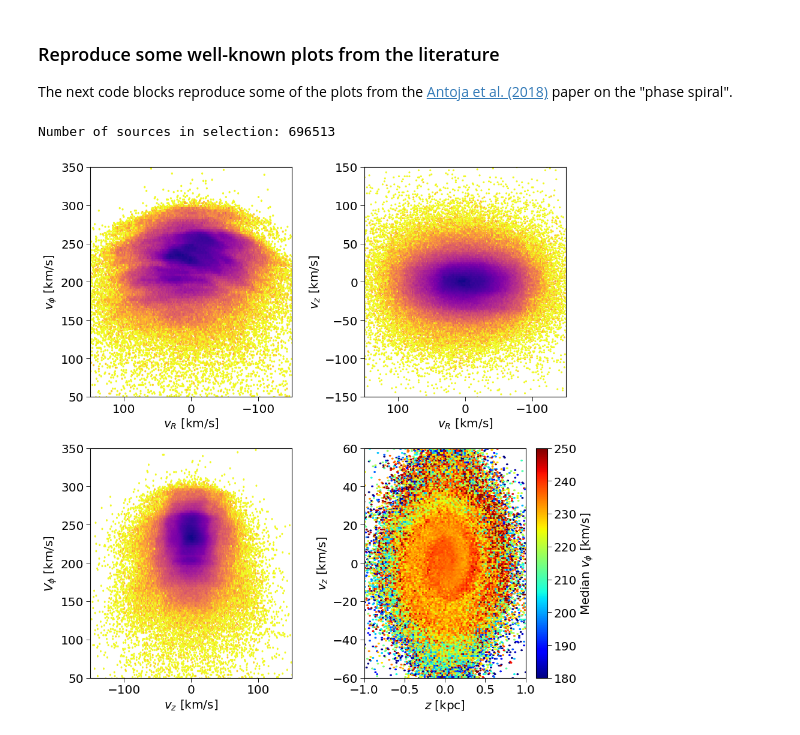
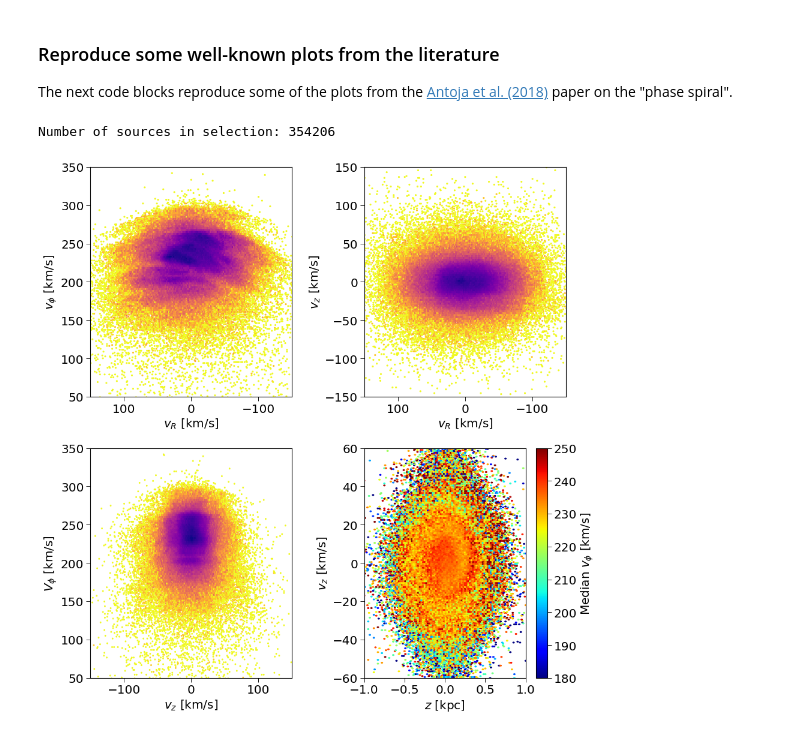
Before and after one commit to agabrown/gaiadr2-6dgold-example, a Jupyter notebook: Build6DGoldSample.ipynb, the cells around one changed output. Saved outputs shown, nothing was run; the diff lists cells and outputs as text; code cells hidden in the pictures.

Commit message:
notebook updated, started coding command line versions

```diff
--- a/Build6DGoldSample.ipynb
+++ b/Build6DGoldSample.ipynb
@@ -332,30 +332,26 @@ Vsun = 12.24*u.km/u.s
 Wsun = 7.25*u.km/u.s
 
 sun_motion = CartesianDifferential(Usun, vc+Vsun, Wsun)
-gal_coords = icrs_coords.transform_to(Galactocentric(galcen_distance=Rsun, galcen_v_sun=sun_motion))
+gal_coords = icrs_coords.transform_to(Galactocentric(galcen_distance=Rsun, z_sun=zsun, galcen_v_sun=sun_motion))
 
 # Transform to Galactocentric cylindrical
+gal_coords.set_representation_cls(base='cylindrical')
 
-R = np.sqrt(gal_coords.x**2 + gal_coords.y**2)
+R = gal_coords.rho
+phi = gal_coords.phi.to(u.deg)
 z = gal_coords.z
-phi = np.arctan2(gal_coords.y, gal_coords.x)
-phi = np.where(phi<0, phi+2*np.pi*u.rad, phi)
-vz = gal_coords.v_z
-vR = gal_coords.v_x*np.cos(phi) + gal_coords.v_y*np.sin(phi)
-vphi = gal_coords.v_x*np.sin(phi) - gal_coords.v_y*np.cos(phi)
-
+vR = gal_coords.d_rho.to(u.km/u.s)
 # In the literature vphi is calculated for a left-handed coordinate system!
-# For a right-handed one the commented line would be the correct one, leading
-# to negative values of vphi which is correct as in a right handed system the
-# sense of Galactic rotation corresponds to negative angular momentum.
-#vphi = -gal_coords.v_x*np.sin(phi) +gal_coords.v_y*np.cos(phi)
+# This is to have for convenience postive values of vphi at the position of the sun.
+vphi = -(gal_coords.d_phi.to(u.rad/u.yr)/u.rad * gal_coords.rho).to(u.km/u.s)
+vz = gal_coords.d_z.to(u.km/u.s)
 # %% [markdown]
 ### Reproduce some well-known plots from the literature
 
 The next code blocks reproduce some of the plots from the [Antoja et al. (2018)](https://ui.adsabs.harvard.edu/#abs/2018Natur.561..360A/abstract) paper on the "phase spiral".
 # %%
-antoja = (R>=Rsun-100*u.pc) & (R<=Rsun+100*u.pc) & clean_poskin & (phi>170/180*np.pi) \
-    & (phi<190/180*np.pi)
+antoja = (R>=Rsun-100*u.pc) & (R<=Rsun+100*u.pc) & clean_poskin & (phi>170*u.deg) \
+    & (phi<190*u.deg)
 
 print("Number of sources in selection: {0}".format(vR[antoja].size))
 
@@ -370,33 +366,33 @@ axUV.set_xlabel(r'$v_R$ [km/s]')
 axUV.set_ylabel(r'$v_\phi$ [km/s]')
 axUV.set_xlim(-150,150)
 axUV.set_ylim(50,350)
 axUV.invert_xaxis()
 
 axUW.hexbin(vR[antoja], vz[antoja], mincnt=1, bins='log', gridsize=500, cmap='plasma_r')
 axUW.set_xlabel(r'$v_R$ [km/s]')
 axUW.set_ylabel(r'$v_z$ [km/s]')
 axUW.set_xlim(-150,150)
 axUW.set_ylim(-150,150)
 axUW.invert_xaxis()
 
 axVW.hexbin(vz[antoja], vphi[antoja], mincnt=1, bins='log', gridsize=500, cmap='plasma_r')
 axVW.set_ylabel(r'$V_\phi$ [km/s]')
 axVW.set_xlabel(r'$v_z$ [km/s]')
 axVW.set_ylim(50,350)
 axVW.set_xlim(-150,150)
 
 hbZW = axZW.hexbin(z[antoja]/1000, vz[antoja], mincnt=1, gridsize=(100,120), extent=[-1,1,-60,60],
             cmap='jet', bins=None, C=vphi[antoja], reduce_C_function=np.median, vmin=180, vmax=250)
 axZW.set_xlabel(r'$z$ [kpc]')
 axZW.set_ylabel(r'$v_z$ [km/s]')
 axZW.set_xlim(-1,1)
 axZW.set_ylim(-60,60)
 cbarZW = fig.colorbar(hbZW, ax=axZW)
 cbarZW.set_label(r'Median $v_\phi$ [km/s]')
 
 plt.tight_layout()
 plt.show()
 # %% [output]
-Number of sources in selection: 696513
+Number of sources in selection: 354206
-[figure, old version]
+[figure, new version]
 # %%
```
Also changed, not shown: parts of 3 cells of this notebook, 3 other files.
